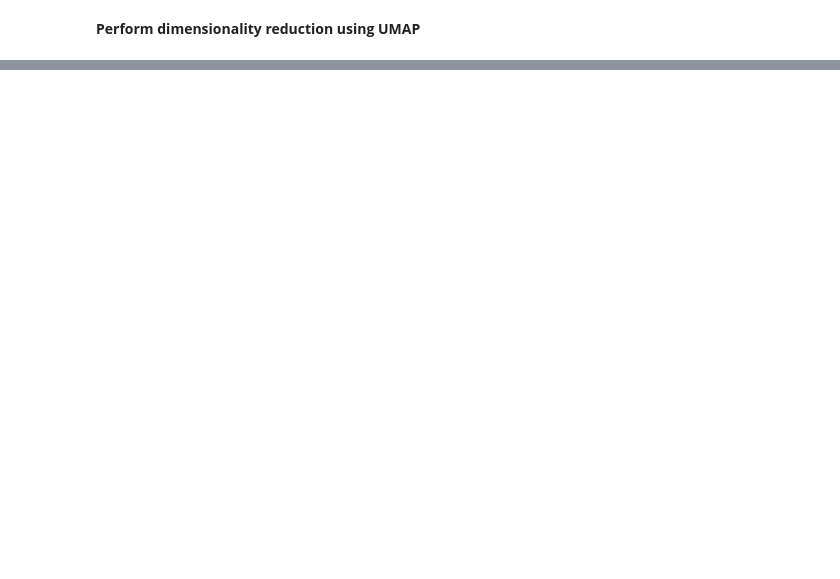
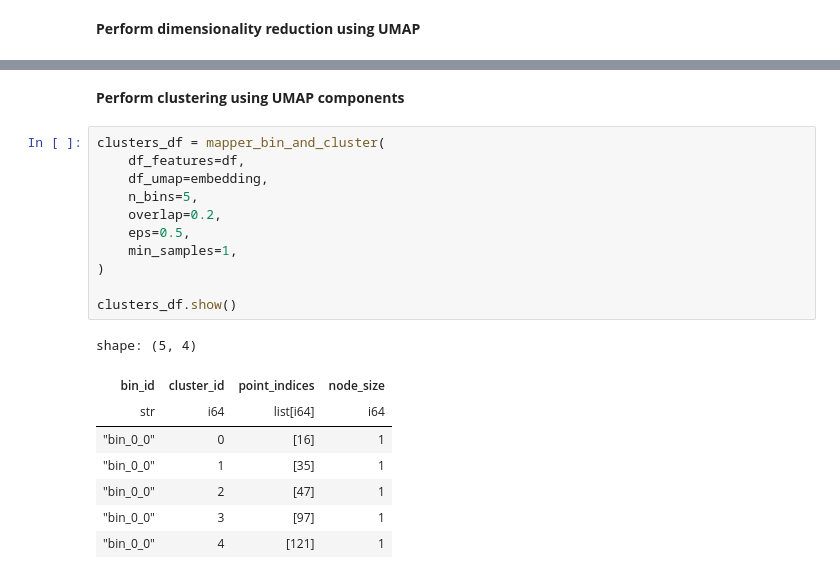
Before and after one commit to tcphan/holey-moley, a Jupyter notebook: examples/dimensionality_reduction.ipynb, the cells around one changed output, grey strips where cells are left out. Drawn from its saved outputs; the diff is of its cells as text; blank space fills up the shorter version.

```diff
--- a/examples/dimensionality_reduction.ipynb
+++ b/examples/dimensionality_reduction.ipynb
@@ -51,0 +53,22 @@ plt.show()
+# %% [markdown]
+**Perform clustering using UMAP components**
+# %%
+clusters_df = mapper_bin_and_cluster(
+    df_features=df,
+    df_umap=embedding,
+    n_bins=5,
+    overlap=0.2,
+    eps=0.5,
+    min_samples=1,
+)
+
+clusters_df.show()
+# %% [output]
+shape: (5, 4)
+| bin_id | cluster_id | point_indices | node_size |
+| str | i64 | list[i64] | i64 |
+| "bin_0_0" | 0 | [16] | 1 |
+| "bin_0_0" | 1 | [35] | 1 |
+| "bin_0_0" | 2 | [47] | 1 |
+| "bin_0_0" | 3 | [97] | 1 |
+| "bin_0_0" | 4 | [121] | 1 |
```
Also changed, not shown: parts of 2 cells of this notebook, 2 other files.
